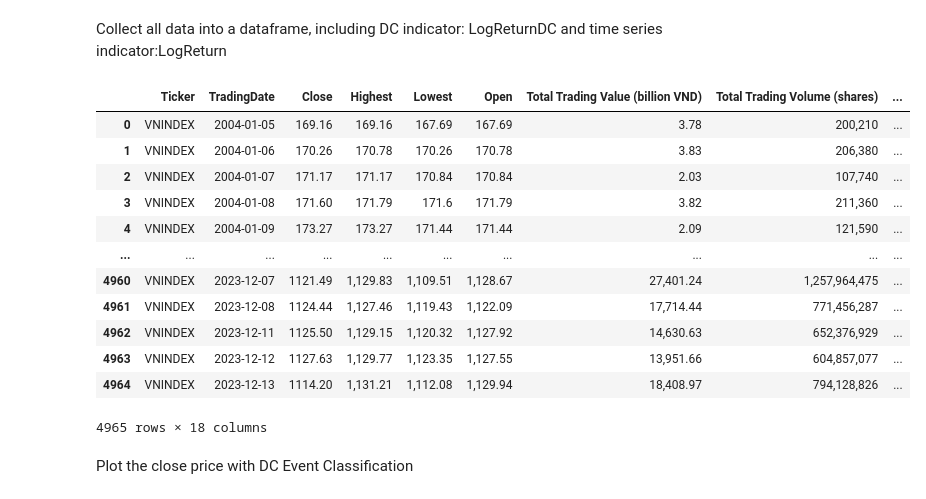
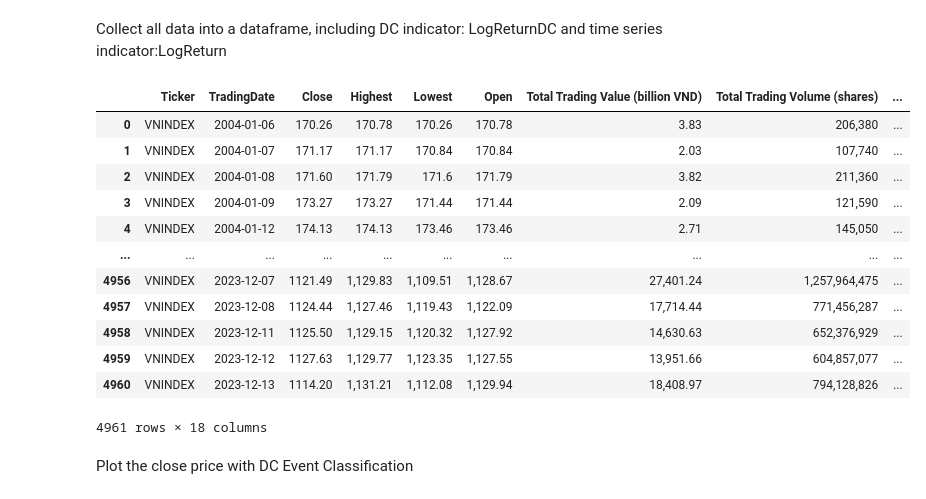
Before and after one commit to ptt0610/Worldquant-capstone-project-DC, a Jupyter notebook: Detect regime with DC approach.ipynb, the cells around one changed output. Saved outputs shown, nothing was run; the diff lists cells and outputs as text; code cells hidden in the pictures.

```diff
--- a/Detect regime with DC approach.ipynb
+++ b/Detect regime with DC approach.ipynb
@@ -10,7 +21,7 @@ from sklearn.preprocessing import LabelEncoder
 # %% [markdown]
 ## 1. Import VNINDEX data
 # %%
-data_origin = pd.read_csv("\\...\\VNINDEX test.csv")
+data_origin = pd.read_csv("D:\\world quant training\\capstone project\\test\\VNINDEX test.csv")
 data_origin
 # %% [output]
 |  | Ticker | TradingDate | Close | Highest | Lowest | Open | Total Trading Value (billion VND) | Total Trading Volume (shares) |
@@ -186,38 +198,39 @@ Collect all data into a dataframe, including DC indicator: LogReturnDC  and time
 # %%
 event_df = pd.DataFrame({
     'TradingDate': df['TradingDate'],
     'colors': colors,
     'events': events,
     'TMV': TMV_array,
     'Time':T_array,
     'extreme point':ext_point_list,
     'current max':curr_event_max_list,
     'current min':curr_event_min_list,
     'trend':trend
 })
 
 
 df_merged = pd.merge(df, event_df, on='TradingDate')
 
 #Calculate TMV
 df_merged['LogReturnDC'] = abs(df_merged['TMV'])*threshold/df_merged['Time']
 
+df_merged = df_merged.dropna().reset_index(drop=True)
 # Display the resulting DataFrame
 df_merged
 # %% [output]
 |  | Ticker | TradingDate | Close | Highest | Lowest | Open | Total Trading Value (billion VND) | Total Trading Volume (shares) | ... |
-| 0 | VNINDEX | 2004-01-05 | 169.16 | 169.16 | 167.69 | 167.69 | 3.78 | 200,210 | ... |
-| 1 | VNINDEX | 2004-01-06 | 170.26 | 170.78 | 170.26 | 170.78 | 3.83 | 206,380 | ... |
-| 2 | VNINDEX | 2004-01-07 | 171.17 | 171.17 | 170.84 | 170.84 | 2.03 | 107,740 | ... |
-| 3 | VNINDEX | 2004-01-08 | 171.60 | 171.79 | 171.6 | 171.79 | 3.82 | 211,360 | ... |
-| 4 | VNINDEX | 2004-01-09 | 173.27 | 173.27 | 171.44 | 171.44 | 2.09 | 121,590 | ... |
+| 0 | VNINDEX | 2004-01-06 | 170.26 | 170.78 | 170.26 | 170.78 | 3.83 | 206,380 | ... |
+| 1 | VNINDEX | 2004-01-07 | 171.17 | 171.17 | 170.84 | 170.84 | 2.03 | 107,740 | ... |
+| 2 | VNINDEX | 2004-01-08 | 171.60 | 171.79 | 171.6 | 171.79 | 3.82 | 211,360 | ... |
+| 3 | VNINDEX | 2004-01-09 | 173.27 | 173.27 | 171.44 | 171.44 | 2.09 | 121,590 | ... |
+| 4 | VNINDEX | 2004-01-12 | 174.13 | 174.13 | 173.46 | 173.46 | 2.71 | 145,050 | ... |
 | ... | ... | ... | ... | ... | ... | ... | ... | ... | ... |
-| 4960 | VNINDEX | 2023-12-07 | 1121.49 | 1,129.83 | 1,109.51 | 1,128.67 | 27,401.24 | 1,257,964,475 | ... |
-| 4961 | VNINDEX | 2023-12-08 | 1124.44 | 1,127.46 | 1,119.43 | 1,122.09 | 17,714.44 | 771,456,287 | ... |
-| 4962 | VNINDEX | 2023-12-11 | 1125.50 | 1,129.15 | 1,120.32 | 1,127.92 | 14,630.63 | 652,376,929 | ... |
-| 4963 | VNINDEX | 2023-12-12 | 1127.63 | 1,129.77 | 1,123.35 | 1,127.55 | 13,951.66 | 604,857,077 | ... |
-| 4964 | VNINDEX | 2023-12-13 | 1114.20 | 1,131.21 | 1,112.08 | 1,129.94 | 18,408.97 | 794,128,826 | ... |
+| 4956 | VNINDEX | 2023-12-07 | 1121.49 | 1,129.83 | 1,109.51 | 1,128.67 | 27,401.24 | 1,257,964,475 | ... |
+| 4957 | VNINDEX | 2023-12-08 | 1124.44 | 1,127.46 | 1,119.43 | 1,122.09 | 17,714.44 | 771,456,287 | ... |
+| 4958 | VNINDEX | 2023-12-11 | 1125.50 | 1,129.15 | 1,120.32 | 1,127.92 | 14,630.63 | 652,376,929 | ... |
+| 4959 | VNINDEX | 2023-12-12 | 1127.63 | 1,129.77 | 1,123.35 | 1,127.55 | 13,951.66 | 604,857,077 | ... |
+| 4960 | VNINDEX | 2023-12-13 | 1114.20 | 1,131.21 | 1,112.08 | 1,129.94 | 18,408.97 | 794,128,826 | ... |
-4965 rows × 18 columns
+4961 rows × 18 columns
 # %% [markdown]
 Plot the close price with DC Event Classification
 # %%
```
Also changed, not shown: parts of 26 cells of this notebook.
